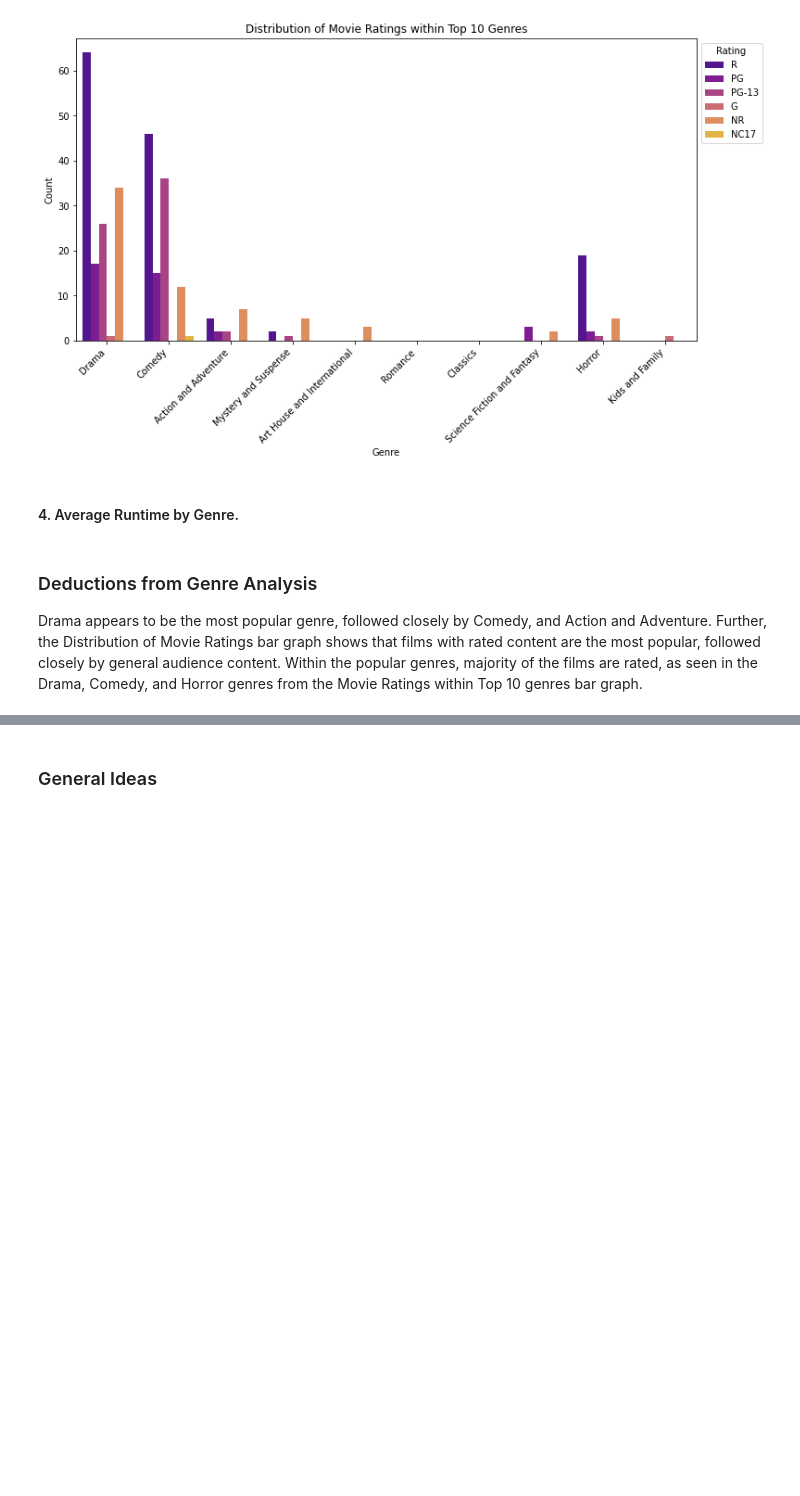
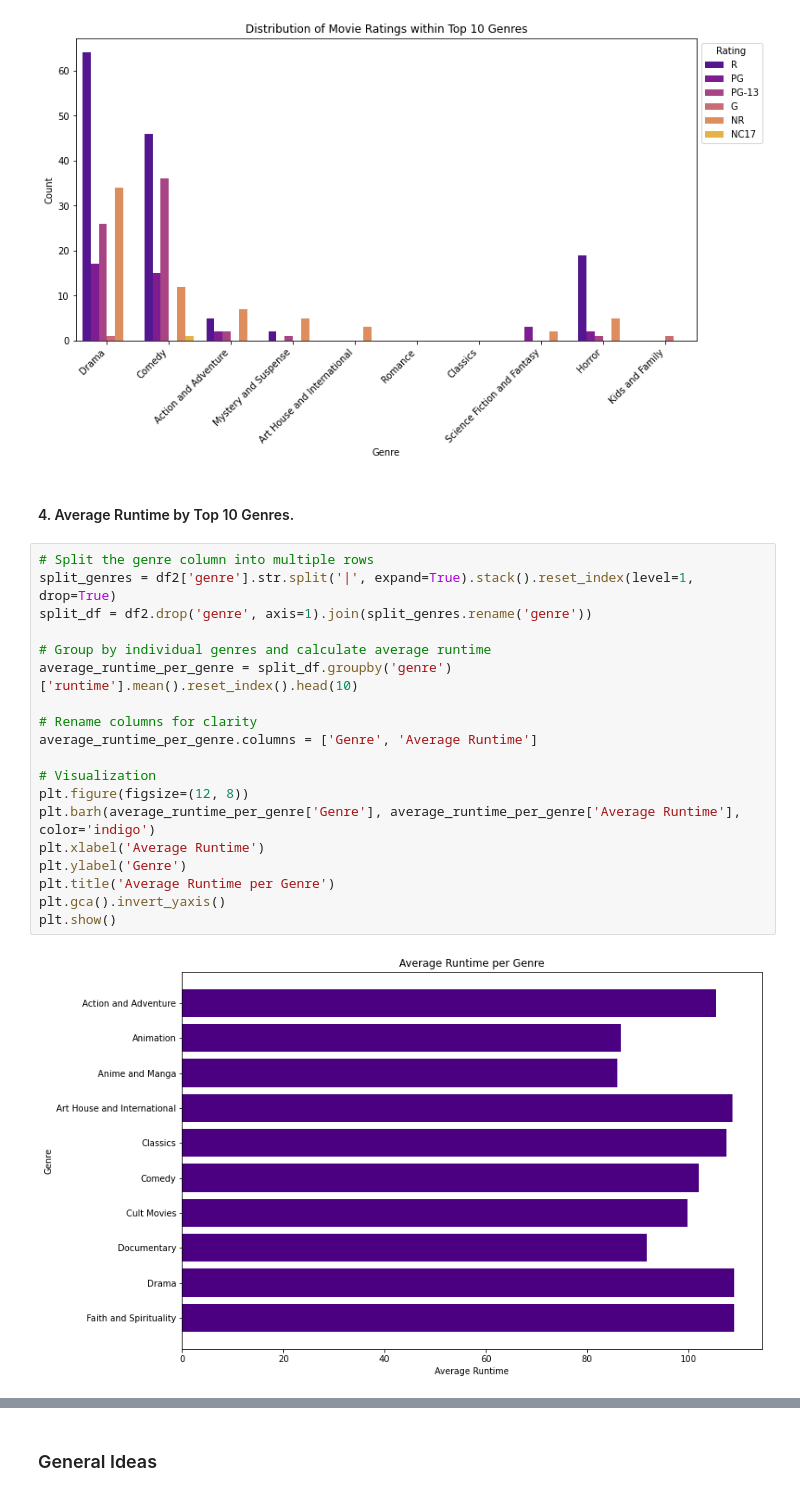
Before and after one commit to JulieMusangi/Film-Performance-Insights, a Jupyter notebook: analysis.ipynb, the cells around one changed output, grey strips where cells are left out. Drawn from its saved outputs; the diff is of its cells as text; blank space fills up the shorter version.

```diff
--- a/analysis.ipynb
+++ b/analysis.ipynb
@@ -625,7 +625,25 @@ plt.legend(title='Rating', bbox_to_anchor=(1, 1));
 # %% [output]
 [figure]
 # %% [markdown]
-#### 4. Average Runtime by Genre.
+#### 4. Average Runtime by Top 10 Genres.
-# %% [markdown]
-### Deductions from Genre Analysis
-Drama appears to be the most popular genre, followed closely by Comedy, and Action and Adventure. Further, the Distribution of Movie Ratings bar graph shows that films with rated content are the most popular, followed closely by general audience content. Within the popular genres, majority of the films are rated, as seen in the Drama, Comedy, and Horror genres from the Movie Ratings within Top 10 genres bar graph.
+# %%
+# Split the genre column into multiple rows
+split_genres = df2['genre'].str.split('|', expand=True).stack().reset_index(level=1, drop=True)
+split_df = df2.drop('genre', axis=1).join(split_genres.rename('genre'))
+
+# Group by individual genres and calculate average runtime
+average_runtime_per_genre = split_df.groupby('genre')['runtime'].mean().reset_index().head(10)
+
+# Rename columns for clarity
+average_runtime_per_genre.columns = ['Genre', 'Average Runtime']
+
+# Visualization
+plt.figure(figsize=(12, 8))
+plt.barh(average_runtime_per_genre['Genre'], average_runtime_per_genre['Average Runtime'], color='indigo')
+plt.xlabel('Average Runtime')
+plt.ylabel('Genre')
+plt.title('Average Runtime per Genre')
+plt.gca().invert_yaxis()
+plt.show()
+# %% [output]
+[figure, added]
```
Also changed, not shown: parts of 1 cell of this notebook.
